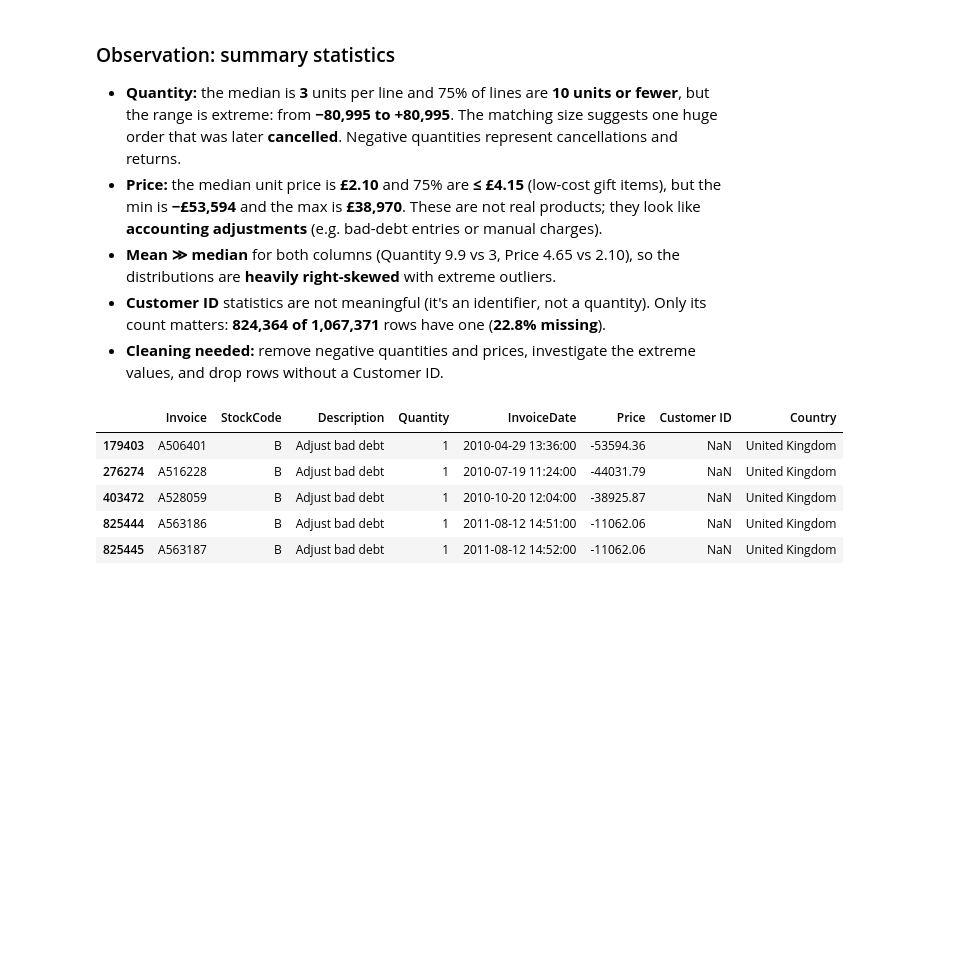
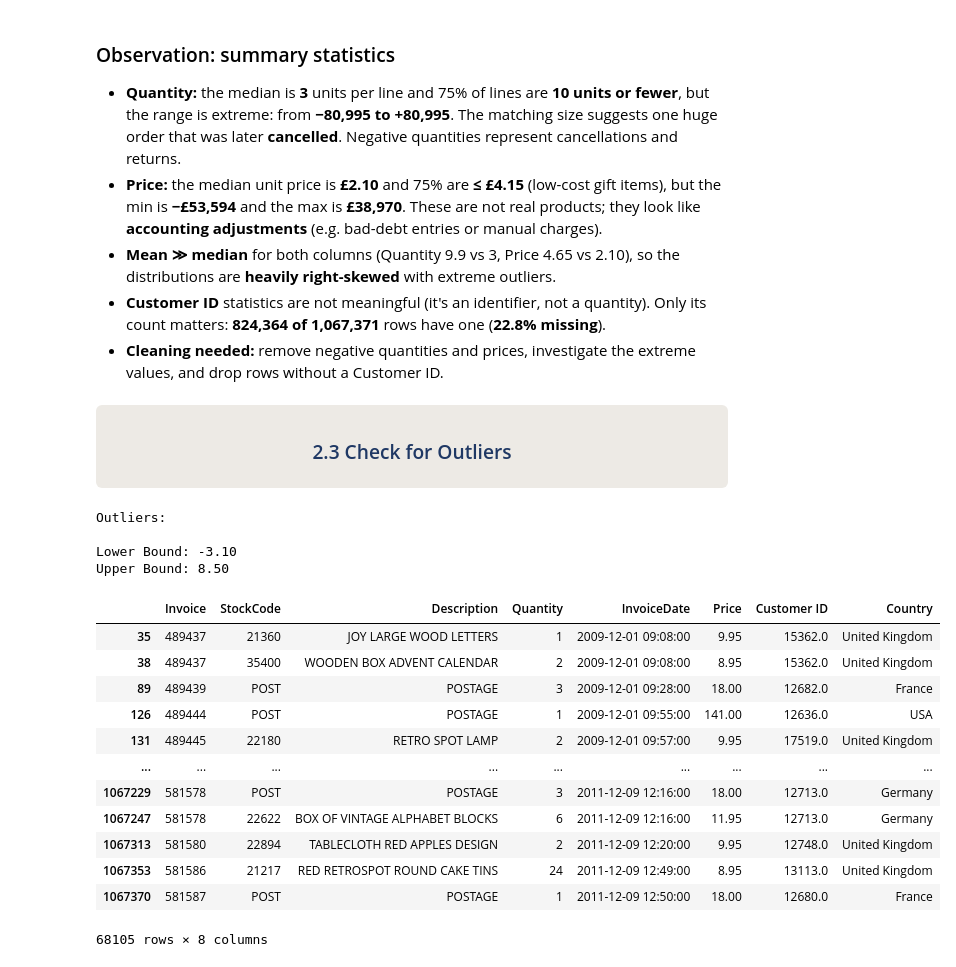
Before and after one commit to abdallahh07/Customer-Churn, a Jupyter notebook: notebooks/1. Explanatory Data Analysis.ipynb, the cells around one changed output. Saved outputs shown, nothing was run; the diff lists cells and outputs as text; code cells hidden in the pictures; blank space fills up the shorter version.

```diff
--- a/notebooks/1. Explanatory Data Analysis.ipynb
+++ b/notebooks/1. Explanatory Data Analysis.ipynb
@@ -67,12 +67,38 @@ data.describe()
 - **Mean ≫ median** for both columns (Quantity 9.9 vs 3, Price 4.65 vs 2.10), so the distributions are **heavily right-skewed** with extreme outliers.
 - **Customer ID** statistics are not meaningful (it's an identifier, not a quantity). Only its count matters: **824,364 of 1,067,371** rows have one (**22.8% missing**).
 - **Cleaning needed:** remove negative quantities and prices, investigate the extreme values, and drop rows without a Customer ID.
-# %%
-data[data["Price"] < 0]
-# %% [output]
-|  | Invoice | StockCode | Description | Quantity | InvoiceDate | Price | Customer ID | Country |
-| 179403 | A506401 | B | Adjust bad debt | 1 | 2010-04-29 13:36:00 | -53594.36 | NaN | United Kingdom |
-| 276274 | A516228 | B | Adjust bad debt | 1 | 2010-07-19 11:24:00 | -44031.79 | NaN | United Kingdom |
-| 403472 | A528059 | B | Adjust bad debt | 1 | 2010-10-20 12:04:00 | -38925.87 | NaN | United Kingdom |
-| 825444 | A563186 | B | Adjust bad debt | 1 | 2011-08-12 14:51:00 | -11062.06 | NaN | United Kingdom |
-| 825445 | A563187 | B | Adjust bad debt | 1 | 2011-08-12 14:52:00 | -11062.06 | NaN | United Kingdom |
+# %% [markdown]
+<div style="background-color:#EDEAE5; padding:10px 15px; border-radius:6px;">
+<h3 style="color:#1F3864; text-align:center; margin:0;">2.3 Check for Outliers</h3>
+</div>
+# %%
+q1 = data['Price'].quantile(0.25)
+q3 = data['Price'].quantile(0.75)
+IQR = q3 - q1
+
+lower_bound = q1 - 1.5 * IQR
+upper_bound = q3 + 1.5 * IQR
+
+outliers = data[(data['Price'] < lower_bound) | (data['Price'] > upper_bound)]
+print("Outliers:\n ")
+print(f"Lower Bound: {lower_bound:.2f}")
+print(f"Upper Bound: {upper_bound:.2f}")
+outliers
+# %% [output]
+Outliers:
+
+Lower Bound: -3.10
+Upper Bound: 8.50
+|  | Invoice | StockCode | Description | Quantity | InvoiceDate | Price | Customer ID | Country |
+| 35 | 489437 | 21360 | JOY LARGE WOOD LETTERS | 1 | 2009-12-01 09:08:00 | 9.95 | 15362.0 | United Kingdom |
+| 38 | 489437 | 35400 | WOODEN BOX ADVENT CALENDAR | 2 | 2009-12-01 09:08:00 | 8.95 | 15362.0 | United Kingdom |
+| 89 | 489439 | POST | POSTAGE | 3 | 2009-12-01 09:28:00 | 18.00 | 12682.0 | France |
+| 126 | 489444 | POST | POSTAGE | 1 | 2009-12-01 09:55:00 | 141.00 | 12636.0 | USA |
+| 131 | 489445 | 22180 | RETRO SPOT LAMP | 2 | 2009-12-01 09:57:00 | 9.95 | 17519.0 | United Kingdom |
+| ... | ... | ... | ... | ... | ... | ... | ... | ... |
+| 1067229 | 581578 | POST | POSTAGE | 3 | 2011-12-09 12:16:00 | 18.00 | 12713.0 | Germany |
+| 1067247 | 581578 | 22622 | BOX OF VINTAGE ALPHABET BLOCKS | 6 | 2011-12-09 12:16:00 | 11.95 | 12713.0 | Germany |
+| 1067313 | 581580 | 22894 | TABLECLOTH RED APPLES DESIGN | 2 | 2011-12-09 12:20:00 | 9.95 | 12748.0 | United Kingdom |
+| 1067353 | 581586 | 21217 | RED RETROSPOT ROUND CAKE TINS | 24 | 2011-12-09 12:49:00 | 8.95 | 13113.0 | United Kingdom |
+| 1067370 | 581587 | POST | POSTAGE | 1 | 2011-12-09 12:50:00 | 18.00 | 12680.0 | France |
+68105 rows × 8 columns
```
Also changed, not shown: parts of 15 cells of this notebook.
